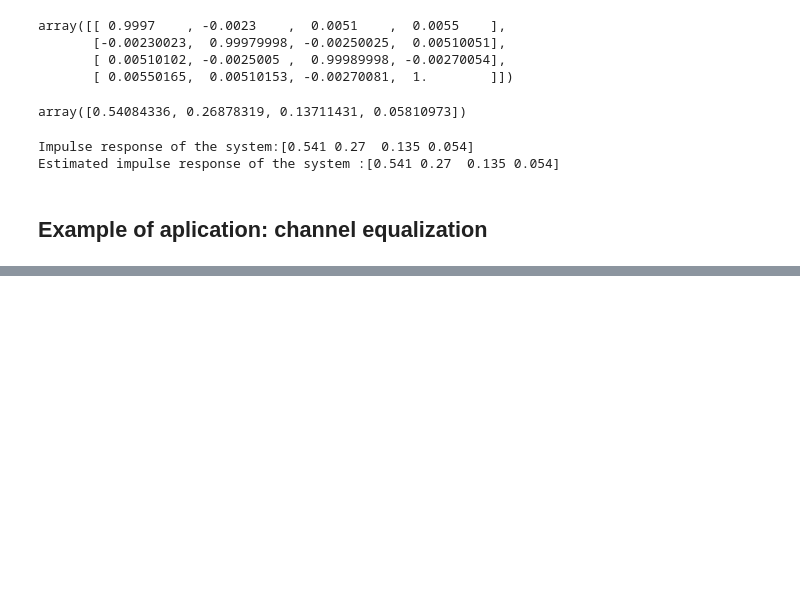
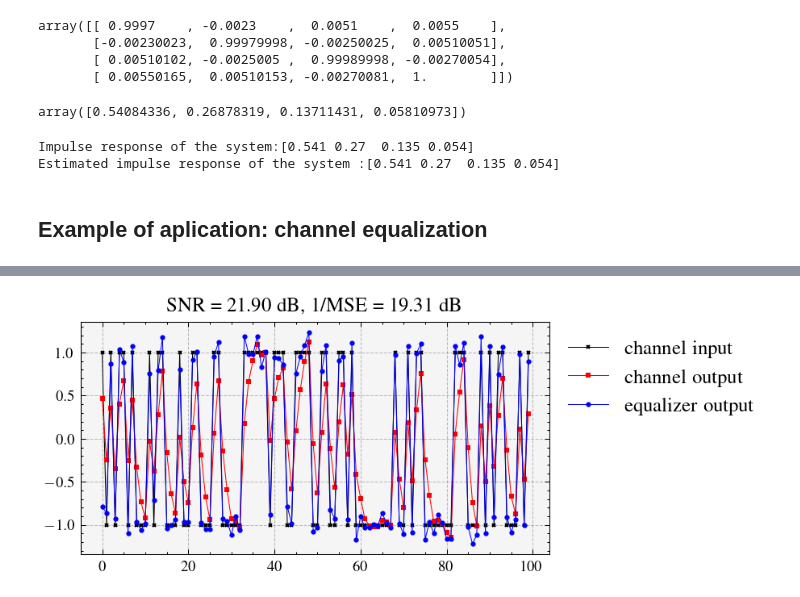
Before and after one commit to edsonportosilva/AdaptiveSignalProcessing, a Jupyter notebook: notebooks/4. Wiener filter.ipynb, the cells around one changed output, grey strips where cells are left out. Drawn from its saved outputs; the diff is of its cells as text; code cells hidden in the pictures; blank space fills up the shorter version.

```diff
--- a/notebooks/4. Wiener filter.ipynb
+++ b/notebooks/4. Wiener filter.ipynb
@@ -235,3 +235,16 @@ Estimated equalizer impulse response:[ 1.302 -0.482 -0.062  0.027]
+# %%
+# Convolve input signal with equalizer impulse response
+x_hat = np.convolve(y, h_opt, 'same')
+x_hat = np.roll(x_hat, 1) # remove input-output delay
+
+plt.plot(x[0:100],'-xk', label='channel input')
+plt.plot(y[0:100],'-sr', label='channel output')
+plt.plot(x_hat[0:100],'-ob', label='equalizer output');
+plt.title(f' SNR = {10*np.log10(np.mean((y-n)**2)/np.mean(n**2)):.2f} dB, 1/MSE = {10*np.log10(1/np.mean((x-x_hat)**2)):.2f} dB')
+plt.legend(bbox_to_anchor=(1, 1));
+plt.grid()
+# %% [output]
+[figure, added]
 # %%
 from scipy.signal import freqz
 
```
Also changed, not shown: parts of 5 cells of this notebook.
